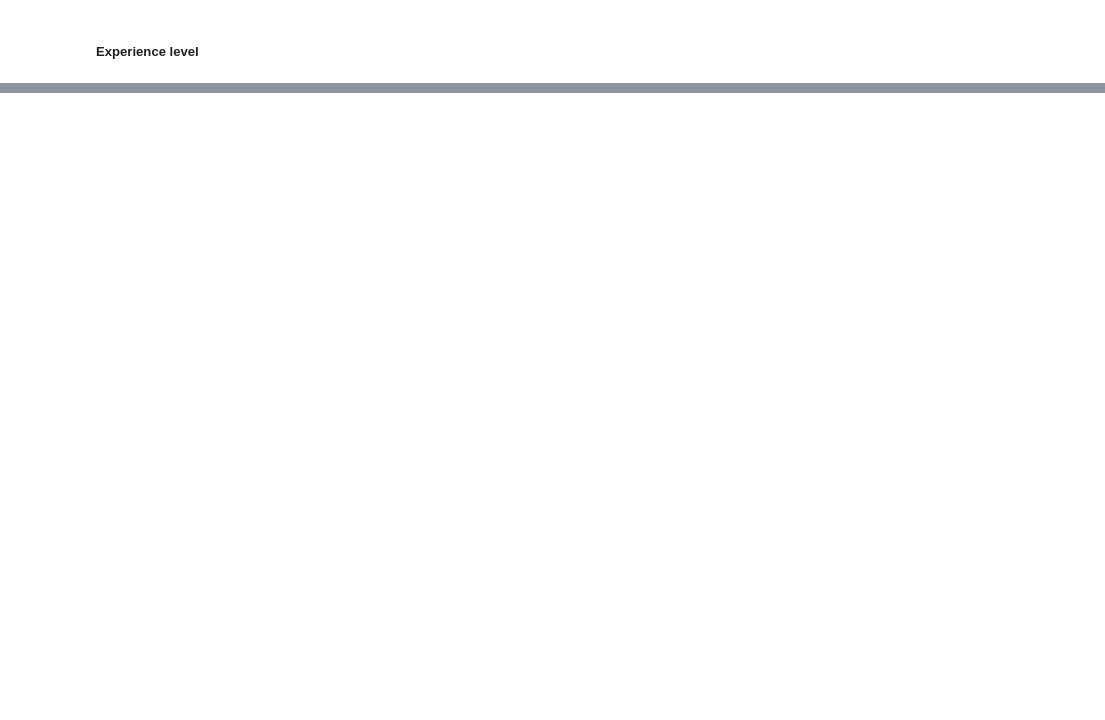
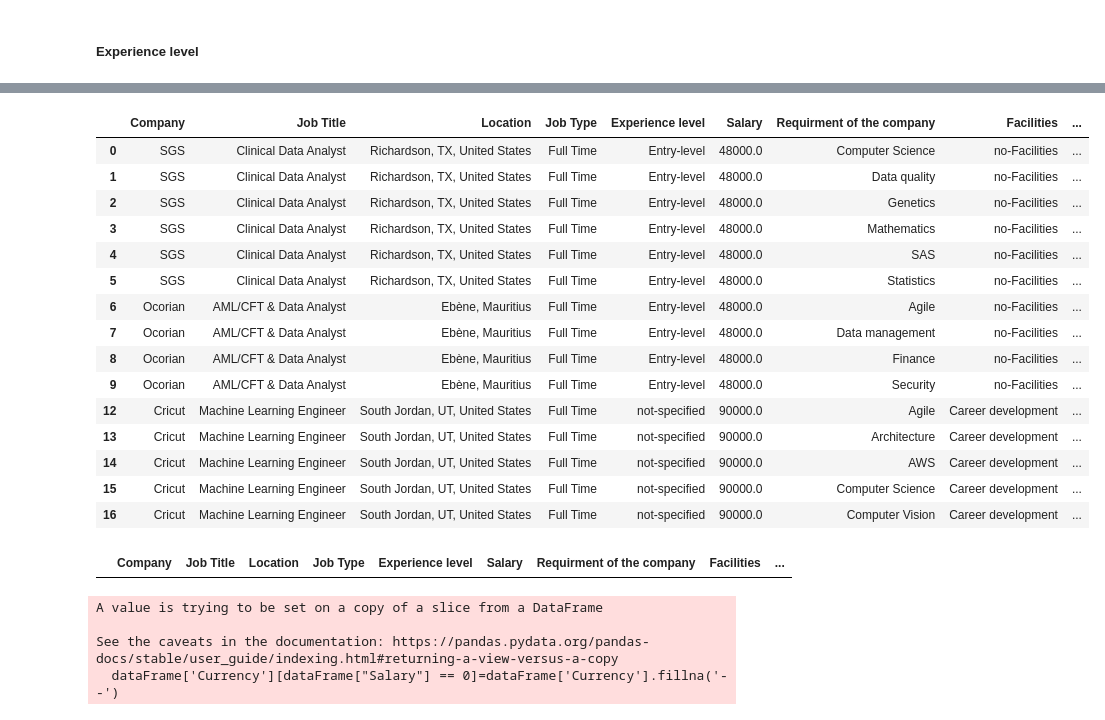
Before and after one commit to elouardyabderrahim/Analyse-des-opportunites-emploi, a Jupyter notebook: dataJob.ipynb, the cells around one changed output, grey strips where cells are left out. Drawn from its saved outputs; the diff is of its cells as text; code cells hidden in the pictures; blank space fills up the shorter version.

Commit message:
feat:requirment of the company et facilities colonnes nettoyage

```diff
--- a/dataJob.ipynb
+++ b/dataJob.ipynb
@@ -317,0 +366,10 @@ dataFrame["Experience level"]=dataFrame["Experience level"].str.replace('not-req
+# %%
+def split_comma_column_values (colum_name_comma_value,dataFrame) :
+    dataFrame[colum_name_comma_value] = dataFrame[colum_name_comma_value].str.split(',')
+    new_df = dataFrame.explode(colum_name_comma_value)
+    new_df = new_df.reset_index(drop=True)
+    new_df[colum_name_comma_value].str.strip()
+    new_df.drop_duplicates(inplace=True)
+    return new_df
+# %%
+dataFrame=split_comma_column_values ('Facilities',dataFrame)
@@ -317,0 +395,2 @@ dataFrame["Experience level"]=dataFrame["Experience level"].str.replace('not-req
+# %%
+dataFrame['Facilities'][dataFrame['Facilities'].str.fullmatch('')]=dataFrame['Facilities'][dataFrame['Facilities'].str.fullmatch('')].str.replace('', 'no-Facilities')
@@ -317,0 +418,2 @@ dataFrame["Experience level"]=dataFrame["Experience level"].str.replace('not-req
+# %%
+dataFrame=split_comma_column_values ("Requirment of the company ",dataFrame)
@@ -317,0 +453,32 @@ dataFrame["Experience level"]=dataFrame["Experience level"].str.replace('not-req
+# %%
+df_index = dataFrame[(dataFrame["Requirment of the company "] == '') & (dataFrame['Facilities'] == 'no-Facilities')].index
+dataFrame.drop(df_index , inplace=True)
+dataFrame.head(15)
+# %% [output]
+|  | Company | Job Title | Location | Job Type | Experience level | Salary | Requirment of the company | Facilities | ... |
+| 0 | SGS | Clinical Data Analyst | Richardson, TX, United States | Full Time | Entry-level | 48000.0 | Computer Science | no-Facilities | ... |
+| 1 | SGS | Clinical Data Analyst | Richardson, TX, United States | Full Time | Entry-level | 48000.0 | Data quality | no-Facilities | ... |
+| 2 | SGS | Clinical Data Analyst | Richardson, TX, United States | Full Time | Entry-level | 48000.0 | Genetics | no-Facilities | ... |
+| 3 | SGS | Clinical Data Analyst | Richardson, TX, United States | Full Time | Entry-level | 48000.0 | Mathematics | no-Facilities | ... |
+| 4 | SGS | Clinical Data Analyst | Richardson, TX, United States | Full Time | Entry-level | 48000.0 | SAS | no-Facilities | ... |
+| 5 | SGS | Clinical Data Analyst | Richardson, TX, United States | Full Time | Entry-level | 48000.0 | Statistics | no-Facilities | ... |
+| 6 | Ocorian | AML/CFT & Data Analyst | Ebène, Mauritius | Full Time | Entry-level | 48000.0 | Agile | no-Facilities | ... |
+| 7 | Ocorian | AML/CFT & Data Analyst | Ebène, Mauritius | Full Time | Entry-level | 48000.0 | Data management | no-Facilities | ... |
+| 8 | Ocorian | AML/CFT & Data Analyst | Ebène, Mauritius | Full Time | Entry-level | 48000.0 | Finance | no-Facilities | ... |
+| 9 | Ocorian | AML/CFT & Data Analyst | Ebène, Mauritius | Full Time | Entry-level | 48000.0 | Security | no-Facilities | ... |
+| 12 | Cricut | Machine Learning Engineer | South Jordan, UT, United States | Full Time | not-specified | 90000.0 | Agile | Career development | ... |
+| 13 | Cricut | Machine Learning Engineer | South Jordan, UT, United States | Full Time | not-specified | 90000.0 | Architecture | Career development | ... |
+| 14 | Cricut | Machine Learning Engineer | South Jordan, UT, United States | Full Time | not-specified | 90000.0 | AWS | Career development | ... |
+| 15 | Cricut | Machine Learning Engineer | South Jordan, UT, United States | Full Time | not-specified | 90000.0 | Computer Science | Career development | ... |
+| 16 | Cricut | Machine Learning Engineer | South Jordan, UT, United States | Full Time | not-specified | 90000.0 | Computer Vision | Career development | ... |
+# %%
+dataFrame[(dataFrame["Requirment of the company "] == '') & (dataFrame['Facilities'] == 'no-Facilities')]
+# %% [output]
+|  | Company | Job Title | Location | Job Type | Experience level | Salary | Requirment of the company | Facilities | ... |
+# %%
+dataFrame['Currency'][dataFrame["Salary"] == 0]=dataFrame['Currency'].fillna('--')
+# %% [output]
+A value is trying to be set on a copy of a slice from a DataFrame
+
+See the caveats in the documentation: https://pandas.pydata.org/pandas-docs/stable/user_guide/indexing.html#returning-a-view-versus-a-copy
+  dataFrame['Currency'][dataFrame["Salary"] == 0]=dataFrame['Currency'].fillna('--')
```
Also changed, not shown: parts of 28 cells of this notebook.
